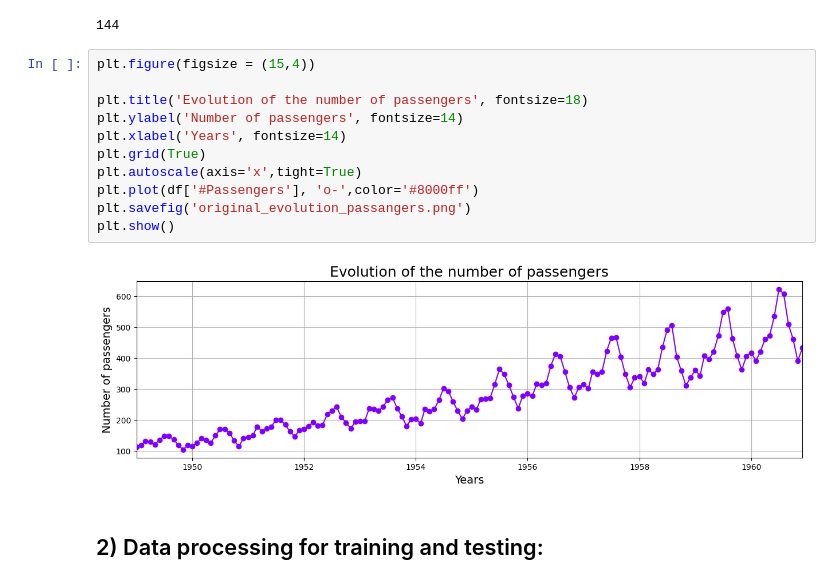
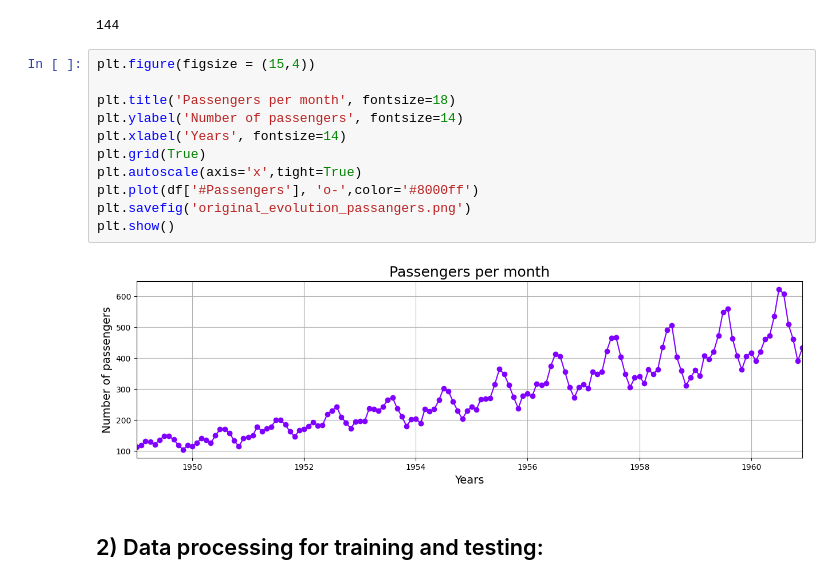
Before and after one commit to Ibsen-Gomes/LSTM_Neural_Network, a Jupyter notebook: LSTM_neural_network.ipynb, the cells around one changed output. Saved outputs shown, nothing was run; the diff lists cells and outputs as text.

Commit message:
update figures

```diff
--- a/LSTM_neural_network.ipynb
+++ b/LSTM_neural_network.ipynb
@@ -42,16 +40,16 @@ len(df)
 # %%
 plt.figure(figsize = (15,4))
 
-plt.title('Evolution of the number of passengers', fontsize=18)
+plt.title('Passengers per month', fontsize=18)
 plt.ylabel('Number of passengers', fontsize=14)
 plt.xlabel('Years', fontsize=14)
 plt.grid(True)
 plt.autoscale(axis='x',tight=True)
 plt.plot(df['#Passengers'], 'o-',color='#8000ff')
 plt.savefig('original_evolution_passangers.png')
 plt.show()
 # %% [output]
-[figure, old version]
+[figure, new version]
 # %% [markdown]
 ## 2) Data processing for training and testing:
 # %%
```
Also changed, not shown: parts of 5 cells of this notebook, 3 other files.
